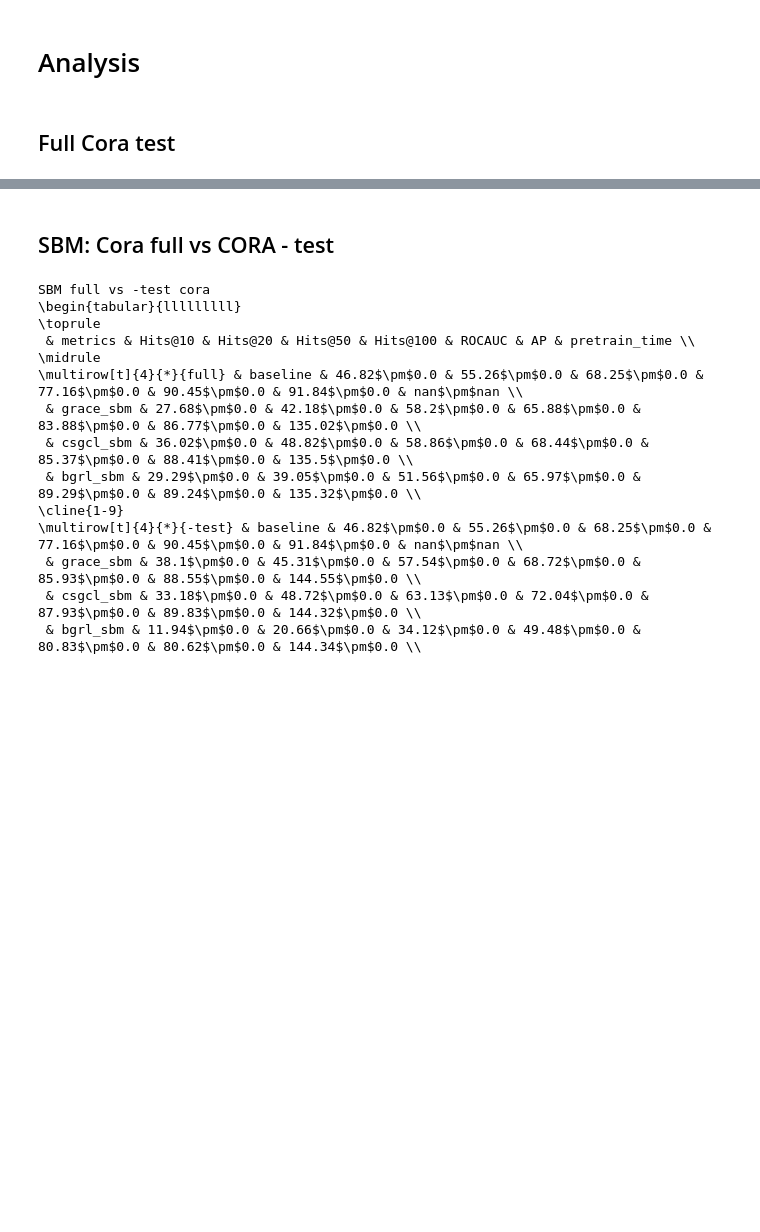
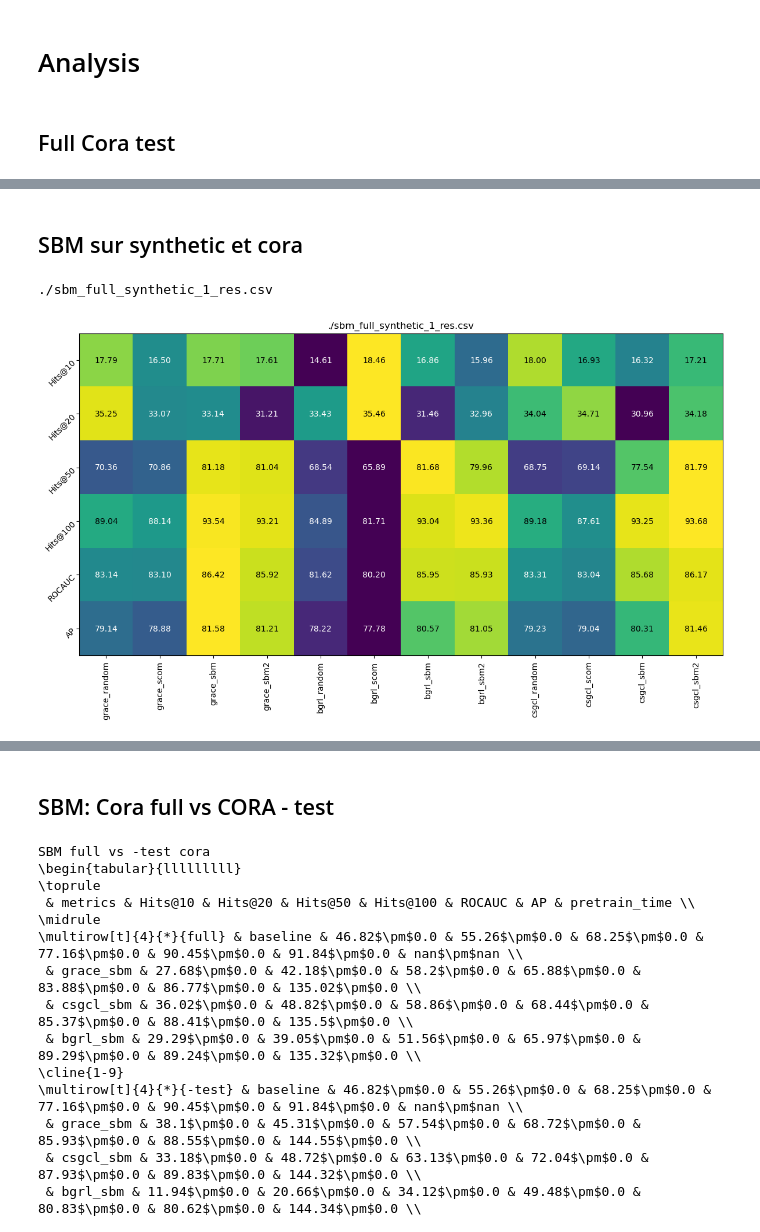
Before and after one commit to valentincuzin/GCL-Link-Prediction, a Jupyter notebook: New/output/Analysis.ipynb, the cells around one changed output, grey strips where cells are left out. Cells and saved outputs as stored; diff of their text form; code cells hidden in the pictures; blank space fills up the shorter version.

```diff
--- a/New/output/Analysis.ipynb
+++ b/New/output/Analysis.ipynb
@@ -105,3 +105,18 @@ bgrl_sbm & 41.43$\pm$9.67 & 51.65$\pm$8.21 & 67.03$\pm$7.43 & 76.87$\pm$4.31 & 9
 | ROCAUC | 90.69$\pm$0.88 | 91.45$\pm$0.81 | 91.95$\pm$0.58 | 92.13$\pm$1.14 | 91.92$\pm$0.68 | 91.79$\pm$0.71 | 83.88$\pm$1.02 | 91.5$\pm$1.04 | ... |
 | AP | 92.37$\pm$0.67 | 92.96$\pm$0.6 | 92.17$\pm$0.69 | 92.33$\pm$1.19 | 92.32$\pm$0.81 | 93.3$\pm$0.44 | 87.18$\pm$0.72 | 93.15$\pm$0.63 | ... |
 | pretrain_time | nan$\pm$nan | 19.04$\pm$0.13 | 19.19$\pm$0.08 | 19.15$\pm$0.02 | 19.15$\pm$0.04 | 20.27$\pm$0.09 | 866.8$\pm$23.27 | 20.67$\pm$0.09 | ... |
+# %% [markdown]
+## SBM sur synthetic et cora
+# %%
+name = './sbm_full_synthetic_1_res.csv'
+data = res_load(name)
+
+print(name)
+# print(data.to_latex(
+#         index=True, formatters={"name": str.upper}, float_format="{:.1f}".format
+#     ))
+heatmap(data, name)
+display(data.T)
+# %% [output]
+./sbm_full_synthetic_1_res.csv
+[figure, added]
```
Also changed, not shown: parts of 8 cells of this notebook.
